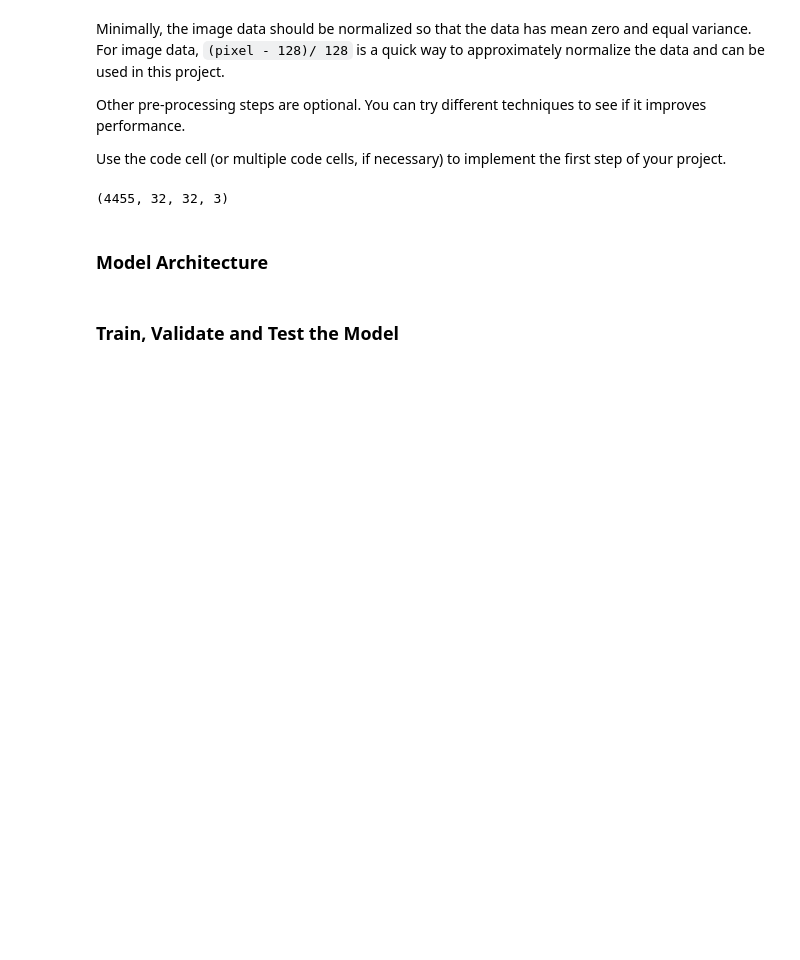
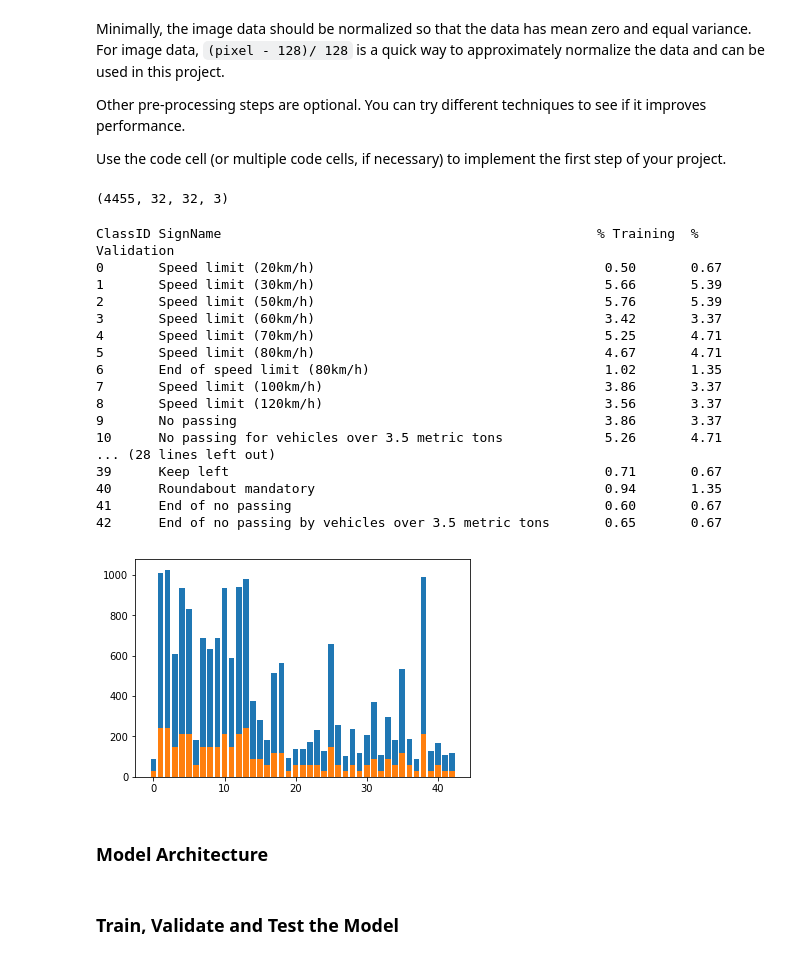
Before and after one commit to sethbunke/CarND-Traffic-Sign-Classifier-Project, a Jupyter notebook: Traffic_Sign_Classifier.ipynb, the cells around one changed output. Cells and saved outputs as stored; diff of their text form; code cells hidden in the pictures; blank space fills up the shorter version.

```diff
--- a/Traffic_Sign_Classifier.ipynb
+++ b/Traffic_Sign_Classifier.ipynb
@@ -174,6 +174,50 @@ X_train, X_validation, y_train, y_validation = train_test_split(X_train, y_train
 X_validation.shape
 # %% [output]
 (4455, 32, 32, 3)
+# %%
+import matplotlib.pyplot as plt
+from random import randint
+import csv
+
+with open('signnames.csv') as f:
+    reader = csv.DictReader(f)
+    signs = {}
+    print("{0:<7}".format("ClassID"),'{0:<55}'.format("SignName"),
+          "{0:10}".format("% Training"),"{0:10}".format(" % Validation"))
+    for row in reader:
+        index = int(row['ClassId'])
+        print("{0:<7}".format(index),
+            '{0:<50}'.format(row['SignName'], row['ClassId']),
+            "{0:10.2f}".format(np.count_nonzero(y_train == index)*100/X_train.shape[0]),
+            "{0:10.2f}".format(np.count_nonzero(y_valid == index)*100/X_validation.shape[0]),
+            #"{0:.2f}".format(np.count_nonzero(y_test_clean == int(row['ClassId']))*100/n_test)
+             )
+        signs[int(row['ClassId'])] = row['SignName']
+
+unique, counts = np.unique(y_train, return_counts=True)
+plt.bar(unique, counts)
+unique, counts = np.unique(y_valid, return_counts=True)
+plt.bar(unique, counts)
+plt.show()
+# %% [output]
+ClassID SignName                                                % Training  % Validation
+0       Speed limit (20km/h)                                     0.50       0.67
+1       Speed limit (30km/h)                                     5.66       5.39
+2       Speed limit (50km/h)                                     5.76       5.39
+3       Speed limit (60km/h)                                     3.42       3.37
+4       Speed limit (70km/h)                                     5.25       4.71
+5       Speed limit (80km/h)                                     4.67       4.71
+6       End of speed limit (80km/h)                              1.02       1.35
+7       Speed limit (100km/h)                                    3.86       3.37
+8       Speed limit (120km/h)                                    3.56       3.37
+9       No passing                                               3.86       3.37
+10      No passing for vehicles over 3.5 metric tons             5.26       4.71
+... (28 lines left out)
+39      Keep left                                                0.71       0.67
+40      Roundabout mandatory                                     0.94       1.35
+41      End of no passing                                        0.60       0.67
+42      End of no passing by vehicles over 3.5 metric tons       0.65       0.67
+[figure, added]
 # %% [markdown]
 ### Model Architecture
 # %%
```
Also changed, not shown: parts of 6 cells of this notebook.
